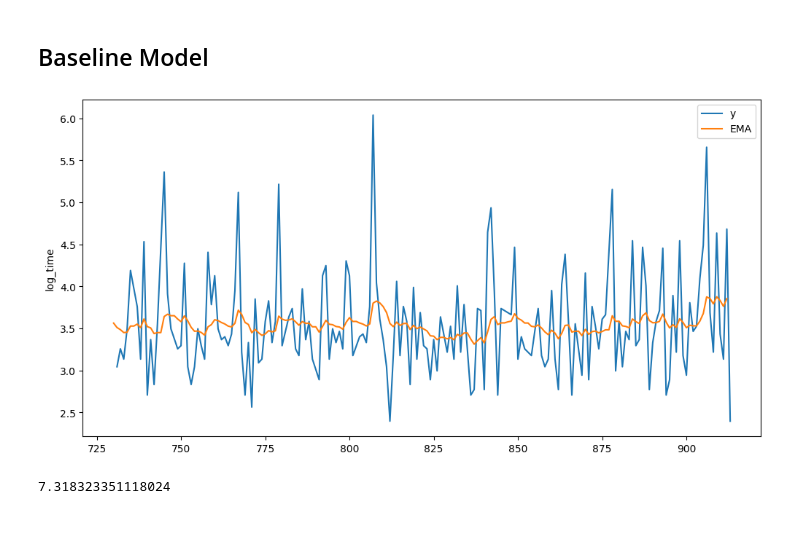
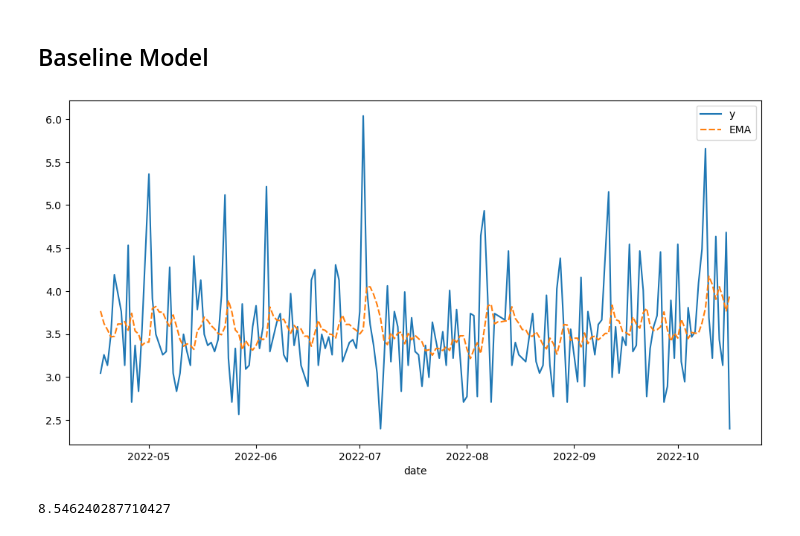
Before and after one commit to asjchen/mini-crossword-forecasts, a Jupyter notebook: NYTimes Mini Crossword Time Forecasting.ipynb, the cells around one changed output. Saved outputs shown, nothing was run; the diff lists cells and outputs as text; code cells hidden in the pictures.

Commit message:
Corrections to EMA baseline

```diff
--- a/NYTimes Mini Crossword Time Forecasting.ipynb
+++ b/NYTimes Mini Crossword Time Forecasting.ipynb
@@ -98,10 +102,17 @@ df_train["time"].isna().mean()
 # %% [markdown]
 ## Baseline Model
-# %%
-def plot_predictions(series: Dict[str, pd.Series]) -> None:
-    # TODO: possibly also plot the unlogged times
-    for name, s in series.items():
-        sns.lineplot(s, label=name)
+# %%
+def plot_predictions(dfs: Dict[str, pd.DataFrame]) -> None:
+    # TODO: possibly also plot the unlogged times
+    df_data = pd.DataFrame()
+    for name, df in dfs.items():
+        df_col = df.copy()
+        df_col.columns = [name]
+        df_data = df_data.join(df_col, how="outer")
+
+    _, ax = plt.subplots()
+    sns.lineplot(df_data[dfs.keys()], ax=ax)
+    ax.legend()
 # %%
 class CrosswordForecaster:
     def __init__(self, target_col: str = "log_time") -> None:
@@ -118,11 +129,16 @@ class CrosswordForecaster:
     # After predicting time t, we can access the true value at time t
     # before predicting t+1, but without refitting the model on the new information.
     # NOTE: must handle when there are nulls in the batch
-    def predict_batch(self, df_data: pd.DataFrame, num_test_days: int) -> pd.Series:
+    def predict_batch(self, df_data: pd.DataFrame, test_start: pd.Timestamp, test_end: pd.Timestamp) -> pd.Series:
         pass
 
-    def eval_batch(self, df_data: pd.DataFrame, num_test_days: int) -> float:
-        errors = df_data["log_time"][-num_test_days :] - self.predict_batch(df_data, num_test_days)
+    def eval_batch(self, df_data: pd.DataFrame, test_start: pd.Timestamp, test_end: pd.Timestamp) -> float:
+        # join so that we're sure the dates are lined up
+        df_all = df_data.rename(columns={self.target_col: "y"})
+        df_all = df_all.join(self.predict_batch(df_data, test_start, test_end))
+        df_all = df_all.rename(columns={self.target_col: "y_pred"})
+
+        errors = df_all["y"] - df_all["y_pred"]
         errors = errors[errors.notna()]
         return np.linalg.norm(errors, ord=2)
 # %%
@@ -141,23 +157,31 @@ class EMAForecaster(CrosswordForecaster):
     def predict(self, df_data: pd.DataFrame) -> float:
         return self._get_ema_series(df_data).iloc[-1]
 
-    def predict_batch(self, df_data: pd.DataFrame, num_test_days: int) -> pd.Series:
-        return self._get_ema_series(df_data).iloc[-num_test_days - 1: -1]
+    def predict_batch(self, df_data: pd.DataFrame, test_start: pd.Timestamp, test_end: pd.Timestamp) -> pd.Series:
+        # make sure there's no data leakage! that means taking the EMA's for the day
+        # before, and then adding one to all the dates
+        df_raw = self._get_ema_series(df_data)
+        df = df_raw.reset_index()
+        df["date"] += pd.Timedelta(days=1)
+        df = df.set_index("date")
+        return df[(df.index >= test_start) & (df.index <= test_end)]
 # %%
-ema_forecaster = EMAForecaster(0.1)
+ema_forecaster = EMAForecaster(0.2)
 # no fitting for EMA
-ema_forecasts = ema_forecaster.predict_batch(df_train, num_val_days)
+ema_forecasts = ema_forecaster.predict_batch(df_train, val_start, val_end)
 plot_predictions({
-    "y": df_train["log_time"][-num_val_days :],
+    "y": df_train[["log_time"]][-num_val_days :],
     "EMA": ema_forecasts,
 })
 # %% [output]
-[figure, old version]
+[figure, new version]
-# %%
-# alright, here's baseline loss
-ema_forecaster.eval_batch(df_train, num_val_days)
-# %% [output]
-7.318323351118024
+# %%
+# alright, here's baseline loss
+# using smaller alpha values yields about the same, and using larger
+# alpha values yields worse results
+ema_forecaster.eval_batch(df_train, val_start, val_end)
+# %% [output]
+8.546240287710427
 # %%
 # todo: baseline with ema by day of the week
 # %%
```
Also changed, not shown: parts of 12 cells of this notebook.
